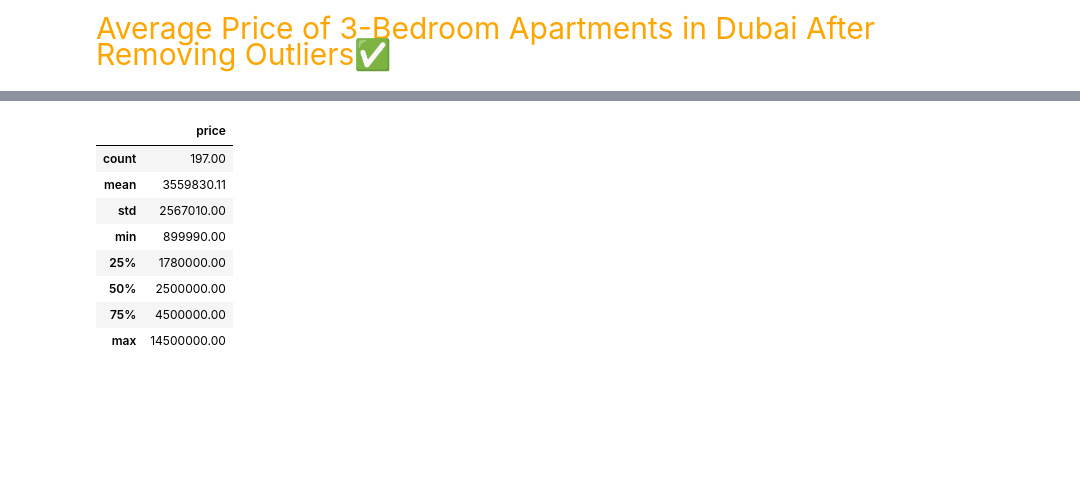
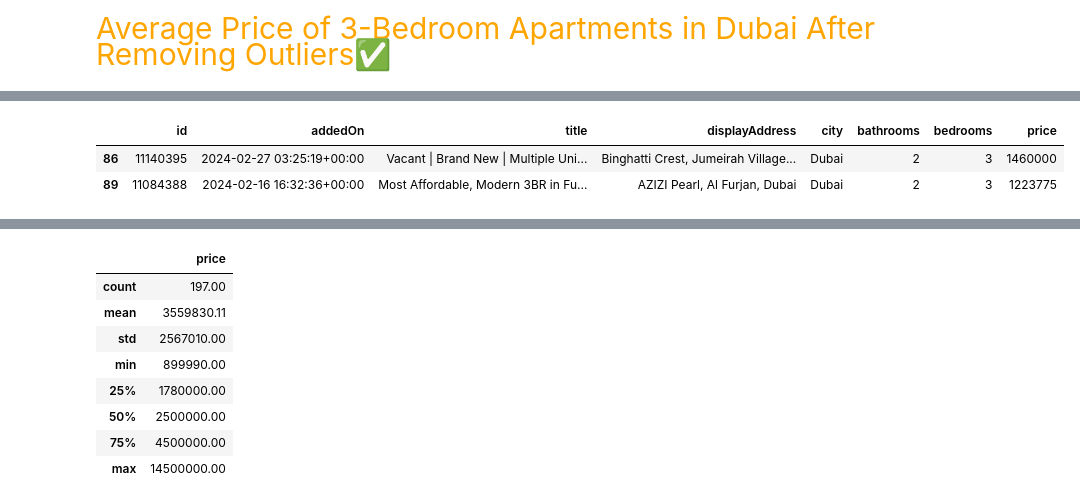
Before and after one commit to Tammam777/D-A-1_sales_data, a Jupyter notebook: uae_properties.ipynb, the cells around one changed output, grey strips where cells are left out. Drawn from its saved outputs; the diff is of its cells as text; code cells hidden in the pictures; blank space fills up the shorter version.

```diff
--- a/uae_properties.ipynb
+++ b/uae_properties.ipynb
@@ -227,4 +227,9 @@ df.head()
 | 3 | 11176502 | 2024-03-04 06:53:51+00:00 | Prime Location | Corner Spacious ... | AZIZI Riviera, Meydan One, Meydan... | Dubai | 2 | 3 | 2000000 |
 | 4 | 11179908 | 2024-03-04 13:24:39+00:00 | Very Limited | Ideal For Investme... | Verdana, Dubai Investment Park, D... | Dubai | 2 | 0 | 284000 |
 # %%
-df3=df[df['bedrooms'] == 3]
+df3 = df[(df['bedrooms'] == 3) & (df['city'] == 'Dubai')]
+df3.sample(2)
+# %% [output]
+|  | id | addedOn | title | displayAddress | city | bathrooms | bedrooms | price |
+| 86 | 11140395 | 2024-02-27 03:25:19+00:00 | Vacant | Brand New | Multiple Uni... | Binghatti Crest, Jumeirah Village... | Dubai | 2 | 3 | 1460000 |
+| 89 | 11084388 | 2024-02-16 16:32:36+00:00 | Most Affordable, Modern 3BR in Fu... | AZIZI Pearl, Al Furjan, Dubai | Dubai | 2 | 3 | 1223775 |
```
Also changed, not shown: parts of 3 cells of this notebook.
